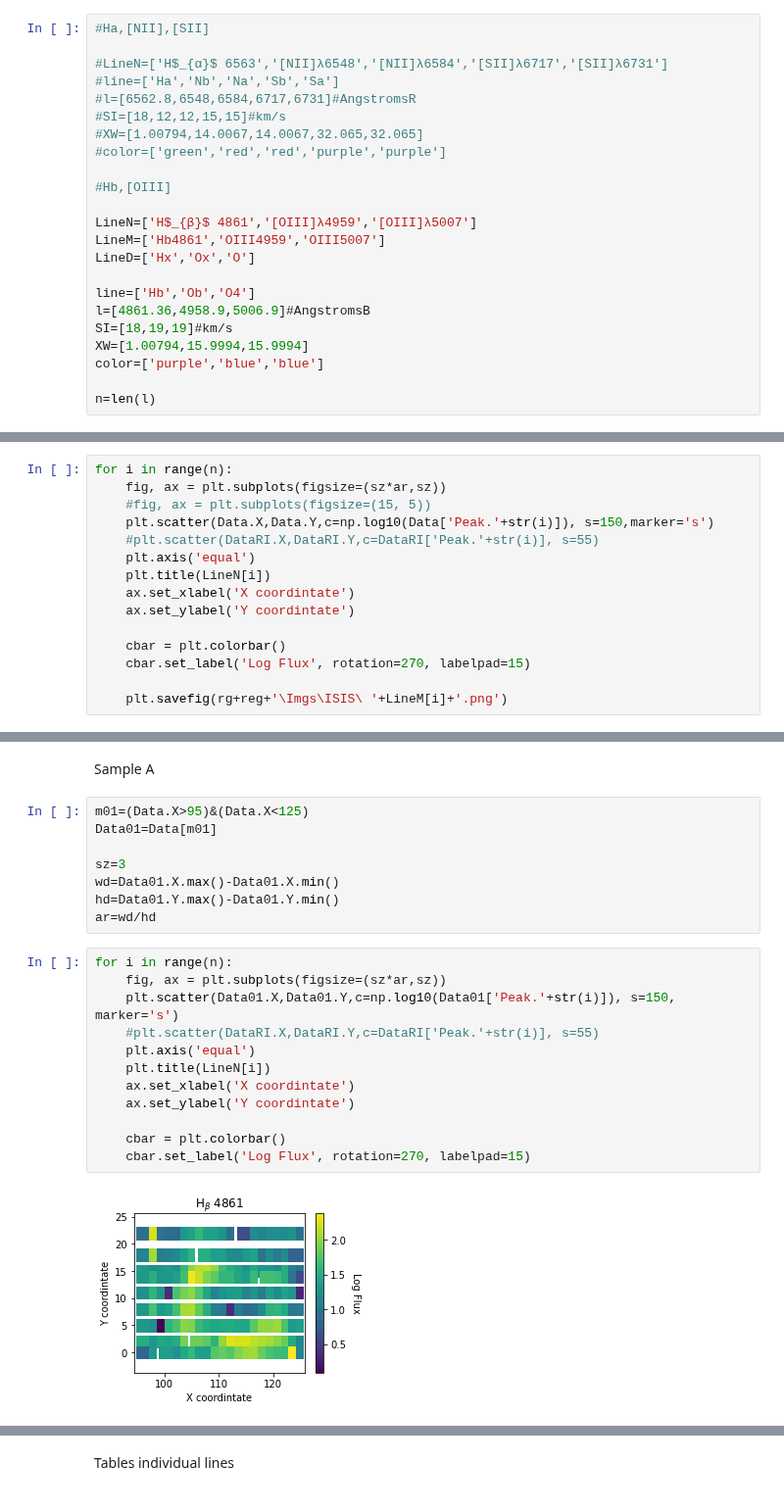
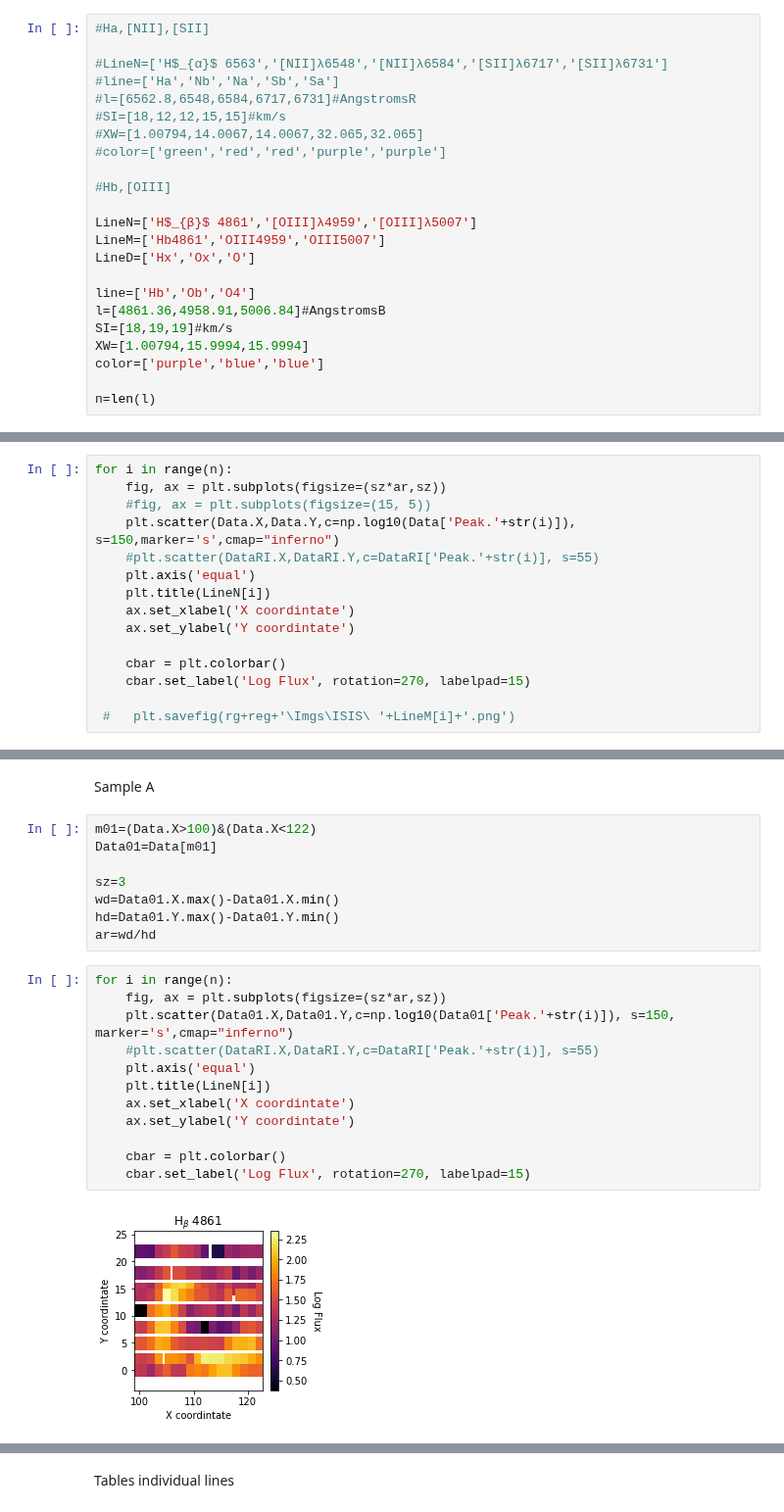
Before and after one commit to will-henney/JavGVastro-PhD, a Jupyter notebook: Master/MasterISIS595B.ipynb, the cells around one changed output, grey strips where cells are left out. Shown at 98% size. Cells and saved outputs as stored; diff of their text form.

```diff
--- a/Master/MasterISIS595B.ipynb
+++ b/Master/MasterISIS595B.ipynb
@@ -44,7 +44,7 @@ LineM=['Hb4861','OIII4959','OIII5007']
 LineD=['Hx','Ox','O']
 
 line=['Hb','Ob','O4']
-l=[4861.36,4958.9,5006.9]#AngstromsB
+l=[4861.36,4958.91,5006.84]#AngstromsB
 SI=[18,19,19]#km/s
 XW=[1.00794,15.9994,15.9994]
 color=['purple','blue','blue']
@@ -87,7 +87,7 @@ ar=wd/hd
 for i in range(n):
     fig, ax = plt.subplots(figsize=(sz*ar,sz))
     #fig, ax = plt.subplots(figsize=(15, 5))
-    plt.scatter(Data.X,Data.Y,c=np.log10(Data['Peak.'+str(i)]), s=150,marker='s')
+    plt.scatter(Data.X,Data.Y,c=np.log10(Data['Peak.'+str(i)]), s=150,marker='s',cmap="inferno")
     #plt.scatter(DataRI.X,DataRI.Y,c=DataRI['Peak.'+str(i)], s=55)
     plt.axis('equal')
     plt.title(LineN[i])
@@ -97,5 +97,5 @@ for i in range(n):
     cbar = plt.colorbar()
     cbar.set_label('Log Flux', rotation=270, labelpad=15)
 
-    plt.savefig(rg+reg+'\Imgs\ISIS\ '+LineM[i]+'.png')
+ #   plt.savefig(rg+reg+'\Imgs\ISIS\ '+LineM[i]+'.png')
 # %% [output]
@@ -105,7 +105,7 @@ for i in range(n):
 # %% [markdown]
 Sample A
 # %%
-m01=(Data.X>95)&(Data.X<125)
+m01=(Data.X>100)&(Data.X<122)
 Data01=Data[m01]
 
 sz=3
@@ -115,14 +115,14 @@ ar=wd/hd
 # %%
 for i in range(n):
     fig, ax = plt.subplots(figsize=(sz*ar,sz))
-    plt.scatter(Data01.X,Data01.Y,c=np.log10(Data01['Peak.'+str(i)]), s=150, marker='s')
+    plt.scatter(Data01.X,Data01.Y,c=np.log10(Data01['Peak.'+str(i)]), s=150, marker='s',cmap="inferno")
     #plt.scatter(DataRI.X,DataRI.Y,c=DataRI['Peak.'+str(i)], s=55)
     plt.axis('equal')
     plt.title(LineN[i])
     ax.set_xlabel('X coordintate')
     ax.set_ylabel('Y coordintate')
 
     cbar = plt.colorbar()
     cbar.set_label('Log Flux', rotation=270, labelpad=15)
 # %% [output]
-[figure, old version]
+[figure, new version]
```
Also changed, not shown: parts of 29 cells of this notebook.
